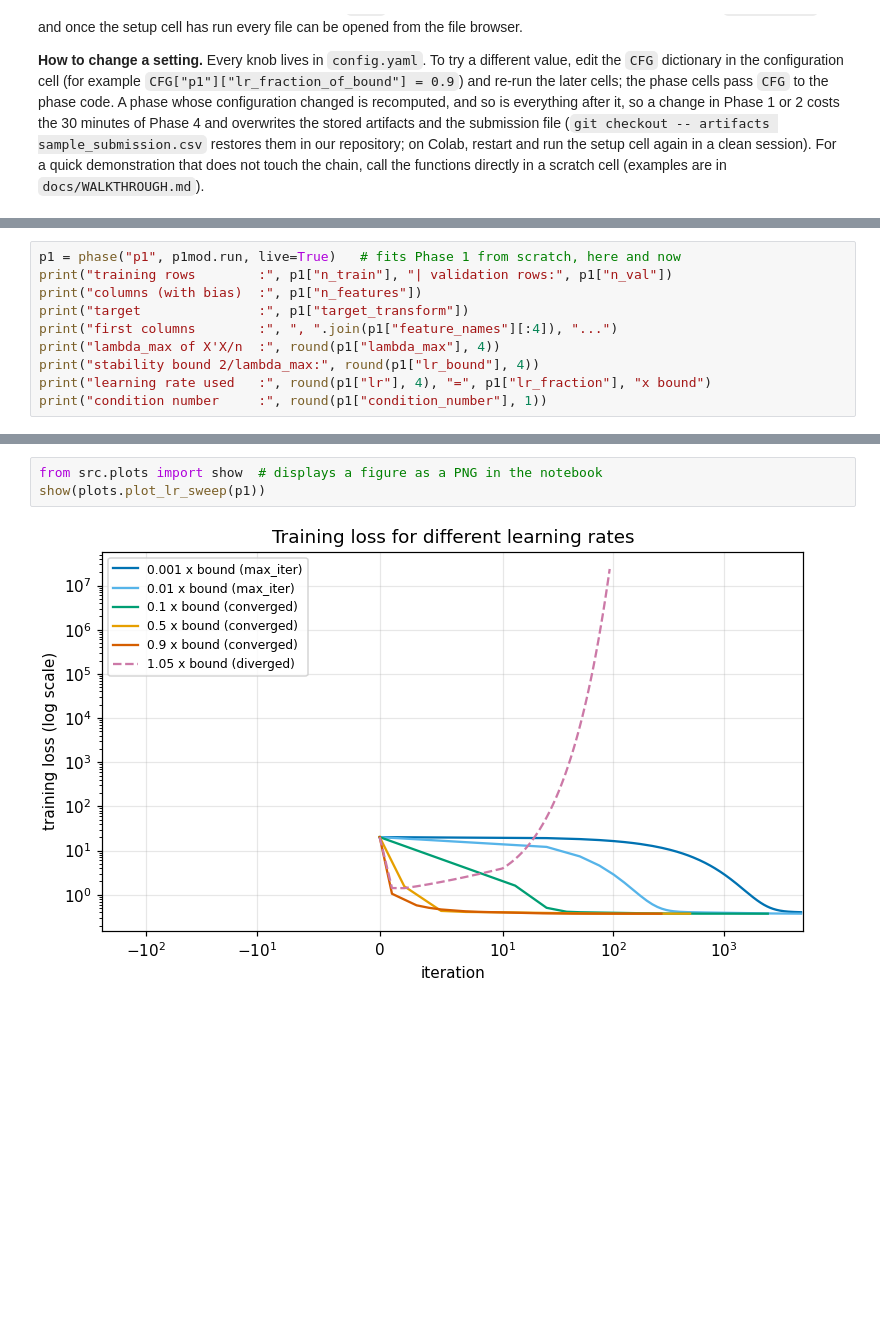
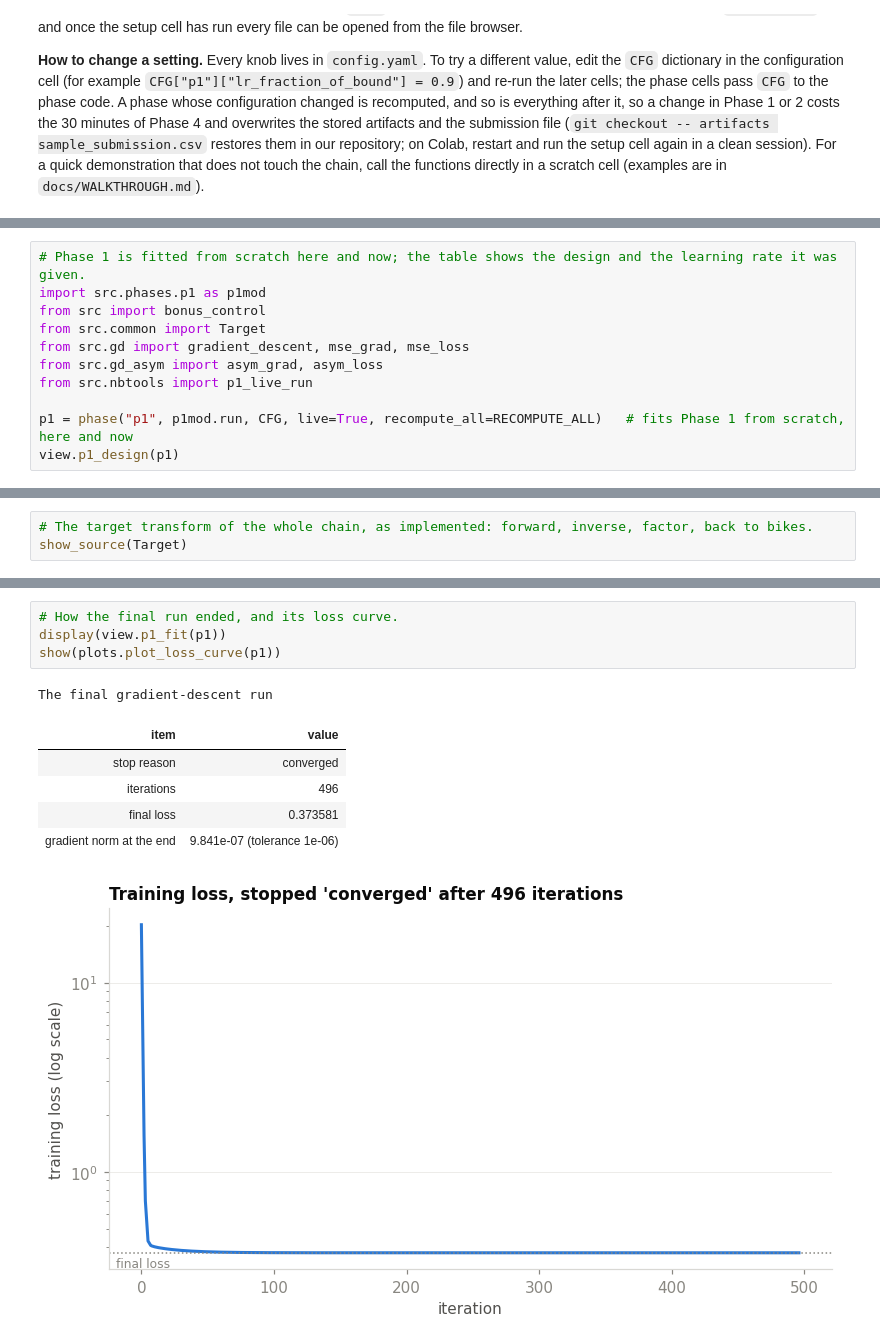
Before and after one commit to AhmedAtefYoussef/Machine-Learning-Pipeline, a Jupyter notebook: rush_hour.ipynb, the cells around one changed output, grey strips where cells are left out. Saved outputs shown, nothing was run; the diff lists cells and outputs as text; blank space fills up the shorter version.

```diff
--- a/rush_hour.ipynb
+++ b/rush_hour.ipynb
@@ -2239,0 +2361,11 @@ raw count). Nothing else in Phase 1 changes: same 35 columns, same gradient desc
+# %%
+# Phase 1 is fitted from scratch here and now; the table shows the design and the learning rate it was given.
+import src.phases.p1 as p1mod
+from src import bonus_control
+from src.common import Target
+from src.gd import gradient_descent, mse_grad, mse_loss
+from src.gd_asym import asym_grad, asym_loss
+from src.nbtools import p1_live_run
+
+p1 = phase("p1", p1mod.run, CFG, live=True, recompute_all=RECOMPUTE_ALL)   # fits Phase 1 from scratch, here and now
+view.p1_design(p1)
@@ -2240,11 +2385,4 @@ raw count). Nothing else in Phase 1 changes: same 35 columns, same gradient desc
 # %%
-p1 = phase("p1", p1mod.run, live=True)   # fits Phase 1 from scratch, here and now
-print("training rows        :", p1["n_train"], "| validation rows:", p1["n_val"])
-print("columns (with bias)  :", p1["n_features"])
-print("target               :", p1["target_transform"])
-print("first columns        :", ", ".join(p1["feature_names"][:4]), "...")
-print("lambda_max of X'X/n  :", round(p1["lambda_max"], 4))
-print("stability bound 2/lambda_max:", round(p1["lr_bound"], 4))
-print("learning rate used   :", round(p1["lr"], 4), "=", p1["lr_fraction"], "x bound")
-print("condition number     :", round(p1["condition_number"], 1))
+# The target transform of the whole chain, as implemented: forward, inverse, factor, back to bikes.
+show_source(Target)
 # %% [output]
@@ -2343,6 +2466,13 @@ print(sweep.round(4).to_string(index=False))
 # %%
-from src.plots import show  # displays a figure as a PNG in the notebook
-show(plots.plot_lr_sweep(p1))
+# How the final run ended, and its loss curve.
+display(view.p1_fit(p1))
+show(plots.plot_loss_curve(p1))
 # %% [output]
+The final gradient-descent run
+| item | value |
+| stop reason | converged |
+| iterations | 496 |
+| final loss | 0.373581 |
+| gradient norm at the end | 9.841e-07 (tolerance 1e-06) |
-[figure, old version]
+[figure, new version]
 # %%
```
Also changed, not shown: parts of 180 cells of this notebook, 26 other files.
